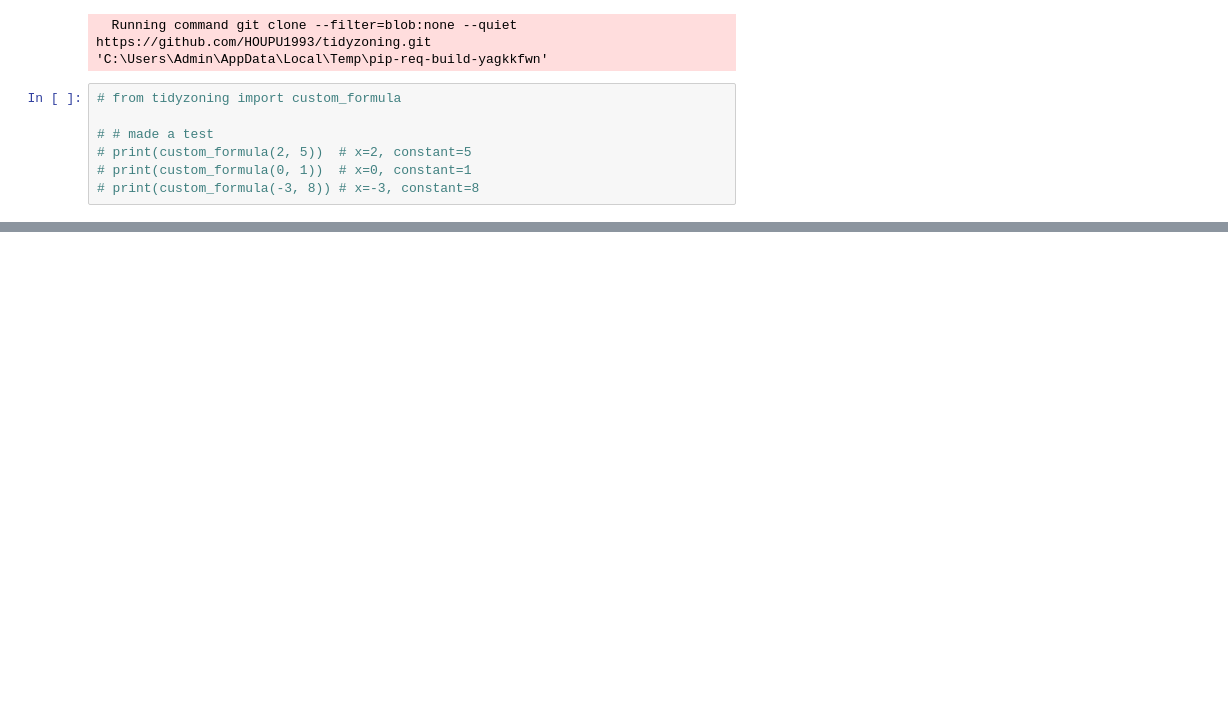
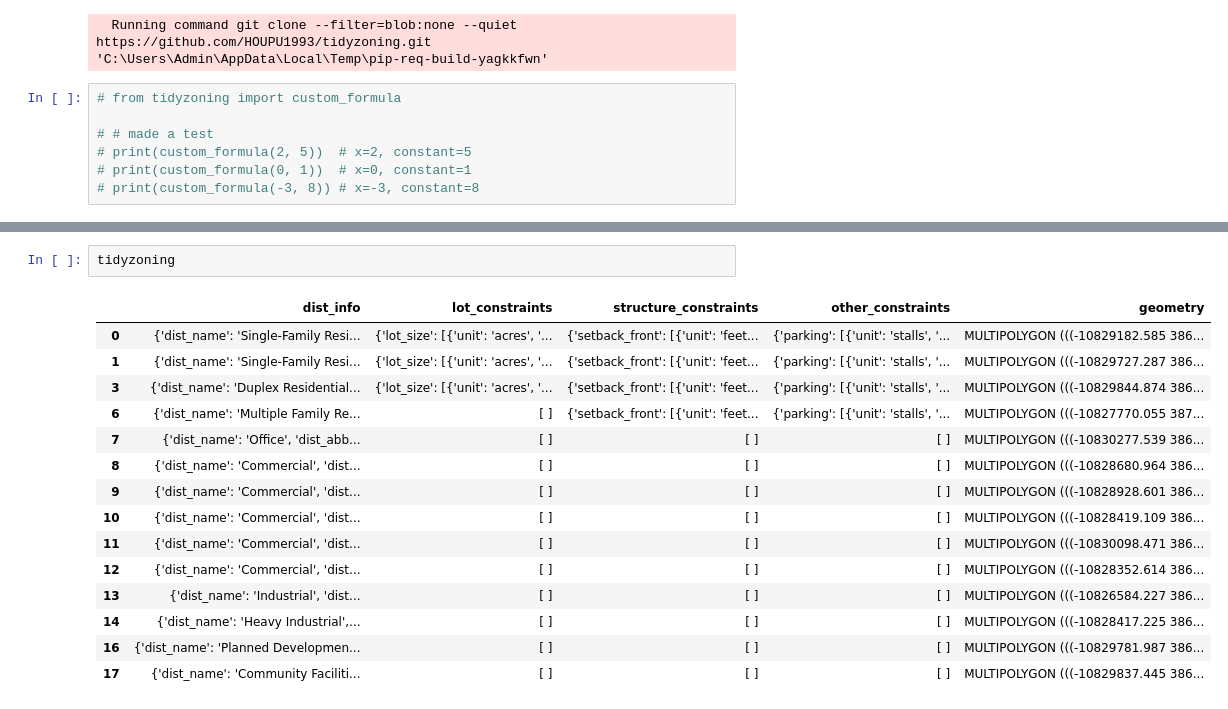
Before and after one commit to HOUPU1993/tidyzoning, a Jupyter notebook: test.ipynb, the cells around one changed output, grey strips where cells are left out. Drawn from its saved outputs; the diff is of its cells as text; blank space fills up the shorter version.

```diff
--- a/test.ipynb
+++ b/test.ipynb
@@ -96,0 +62,18 @@ tidydistrict
+# %%
+tidyzoning
+# %% [output]
+|  | dist_info | lot_constraints | structure_constraints | other_constraints | geometry |
+| 0 | {'dist_name': 'Single-Family Resi... | {'lot_size': [{'unit': 'acres', '... | {'setback_front': [{'unit': 'feet... | {'parking': [{'unit': 'stalls', '... | MULTIPOLYGON (((-10829182.585 386... |
+| 1 | {'dist_name': 'Single-Family Resi... | {'lot_size': [{'unit': 'acres', '... | {'setback_front': [{'unit': 'feet... | {'parking': [{'unit': 'stalls', '... | MULTIPOLYGON (((-10829727.287 386... |
+| 3 | {'dist_name': 'Duplex Residential... | {'lot_size': [{'unit': 'acres', '... | {'setback_front': [{'unit': 'feet... | {'parking': [{'unit': 'stalls', '... | MULTIPOLYGON (((-10829844.874 386... |
+| 6 | {'dist_name': 'Multiple Family Re... | [ ] | {'setback_front': [{'unit': 'feet... | {'parking': [{'unit': 'stalls', '... | MULTIPOLYGON (((-10827770.055 387... |
+| 7 | {'dist_name': 'Office', 'dist_abb... | [ ] | [ ] | [ ] | MULTIPOLYGON (((-10830277.539 386... |
+| 8 | {'dist_name': 'Commercial', 'dist... | [ ] | [ ] | [ ] | MULTIPOLYGON (((-10828680.964 386... |
+| 9 | {'dist_name': 'Commercial', 'dist... | [ ] | [ ] | [ ] | MULTIPOLYGON (((-10828928.601 386... |
+| 10 | {'dist_name': 'Commercial', 'dist... | [ ] | [ ] | [ ] | MULTIPOLYGON (((-10828419.109 386... |
+| 11 | {'dist_name': 'Commercial', 'dist... | [ ] | [ ] | [ ] | MULTIPOLYGON (((-10830098.471 386... |
+| 12 | {'dist_name': 'Commercial', 'dist... | [ ] | [ ] | [ ] | MULTIPOLYGON (((-10828352.614 386... |
+| 13 | {'dist_name': 'Industrial', 'dist... | [ ] | [ ] | [ ] | MULTIPOLYGON (((-10826584.227 386... |
+| 14 | {'dist_name': 'Heavy Industrial',... | [ ] | [ ] | [ ] | MULTIPOLYGON (((-10828417.225 386... |
+| 16 | {'dist_name': 'Planned Developmen... | [ ] | [ ] | [ ] | MULTIPOLYGON (((-10829781.987 386... |
+| 17 | {'dist_name': 'Community Faciliti... | [ ] | [ ] | [ ] | MULTIPOLYGON (((-10829837.445 386... |
```
Also changed, not shown: parts of 12 cells of this notebook, 2 other files.
